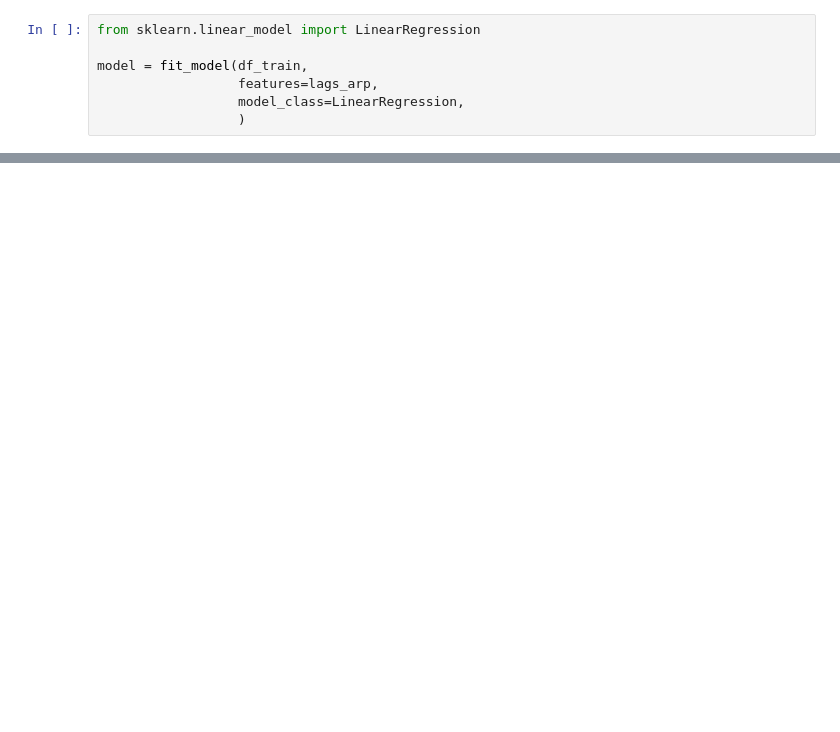
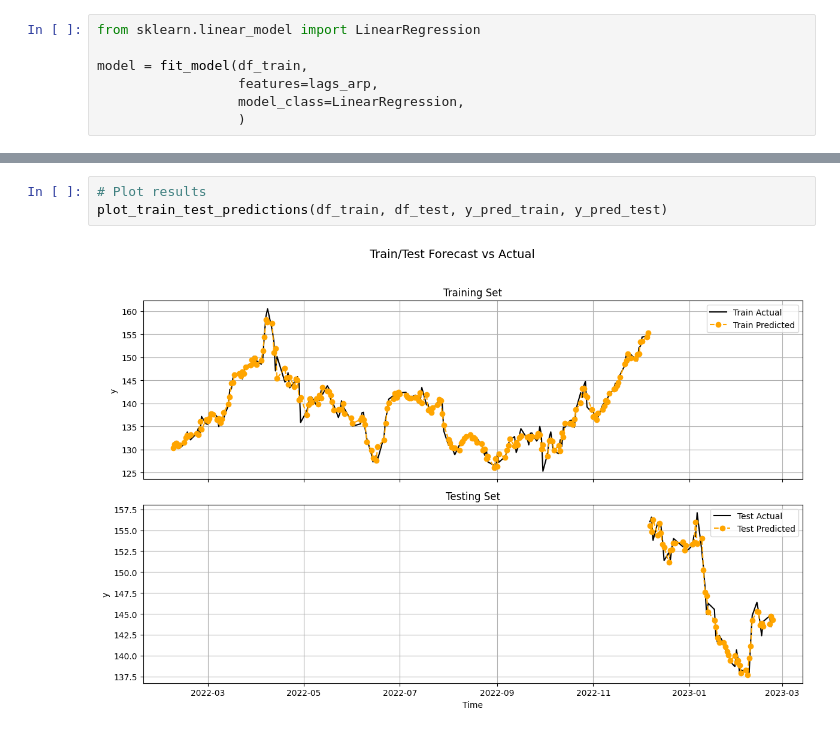
Before and after one commit to andrelfnovaes/auto-regressive-progressive, a Jupyter notebook: experiments/exp_02.ipynb, the cells around one changed output, grey strips where cells are left out. Saved outputs shown, nothing was run; the diff lists cells and outputs as text; blank space fills up the shorter version.

```diff
--- a/experiments/exp_02.ipynb
+++ b/experiments/exp_02.ipynb
@@ -62,0 +139,5 @@ print(f"MAPE: {mape_test:.4f}")
+# %%
+# Plot results
+plot_train_test_predictions(df_train, df_test, y_pred_train, y_pred_test)
+# %% [output]
+[figure, added]
```
Also changed, not shown: parts of 8 cells of this notebook, 2 other files.
